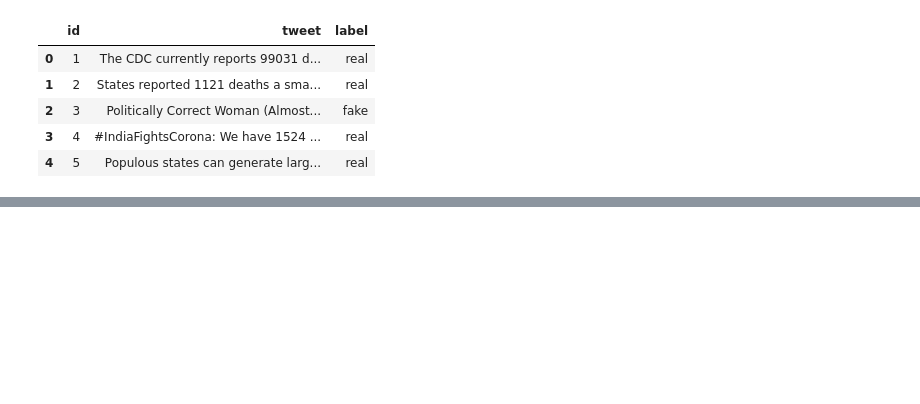
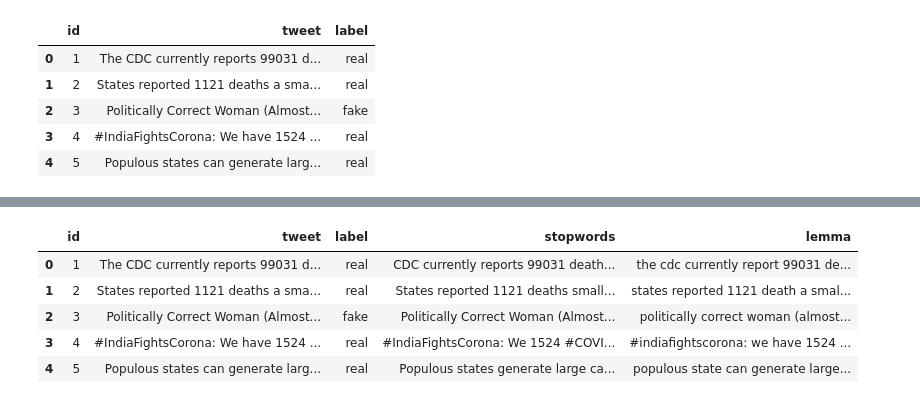
Before and after one commit to OVP2023/NLP, a Jupyter notebook: DZ2_классификация_в_NLP.ipynb, the cells around one changed output, grey strips where cells are left out. Cells and saved outputs as stored; diff of their text form; code cells hidden in the pictures; blank space fills up the shorter version.

```diff
--- a/DZ2_классификация_в_NLP.ipynb
+++ b/DZ2_классификация_в_NLP.ipynb
@@ -49,0 +60,13 @@ weighted avg       0.93      0.93      0.93      2119
+# %%
+nltk.download('stopwords')
+mystopwords = stopwords.words('english') +['The']
+
+def  remove_stopwords(text, mystopwords=mystopwords):
+    try:
+        return " ".join([token for token in text.split() if not token in mystopwords])
+    except:
+        return ""
+
+df['stopwords']= df.tweet.apply(remove_stopwords)
+df.head()
+# %% [output]
@@ -49,0 +75,6 @@ weighted avg       0.93      0.93      0.93      2119
+|  | id | tweet | label | stopwords | lemma |
+| 0 | 1 | The CDC currently reports 99031 d... | real | CDC currently reports 99031 death... | the cdc currently report 99031 de... |
+| 1 | 2 | States reported 1121 deaths a sma... | real | States reported 1121 deaths small... | states reported 1121 death a smal... |
+| 2 | 3 | Politically Correct Woman (Almost... | fake | Politically Correct Woman (Almost... | politically correct woman (almost... |
+| 3 | 4 | #IndiaFightsCorona: We have 1524 ... | real | #IndiaFightsCorona: We 1524 #COVI... | #indiafightscorona: we have 1524 ... |
+| 4 | 5 | Populous states can generate larg... | real | Populous states generate large ca... | populous state can generate large... |
```
Also changed, not shown: parts of 9 cells of this notebook.
